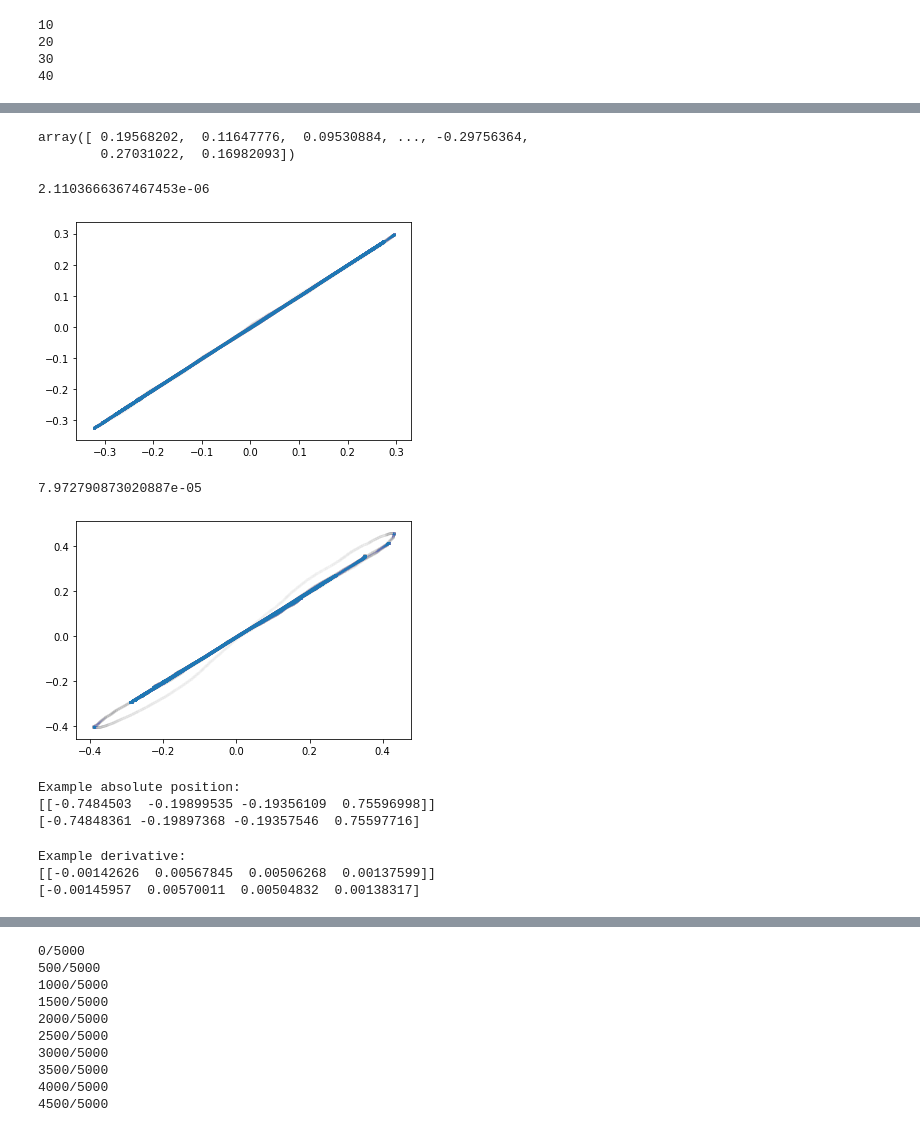
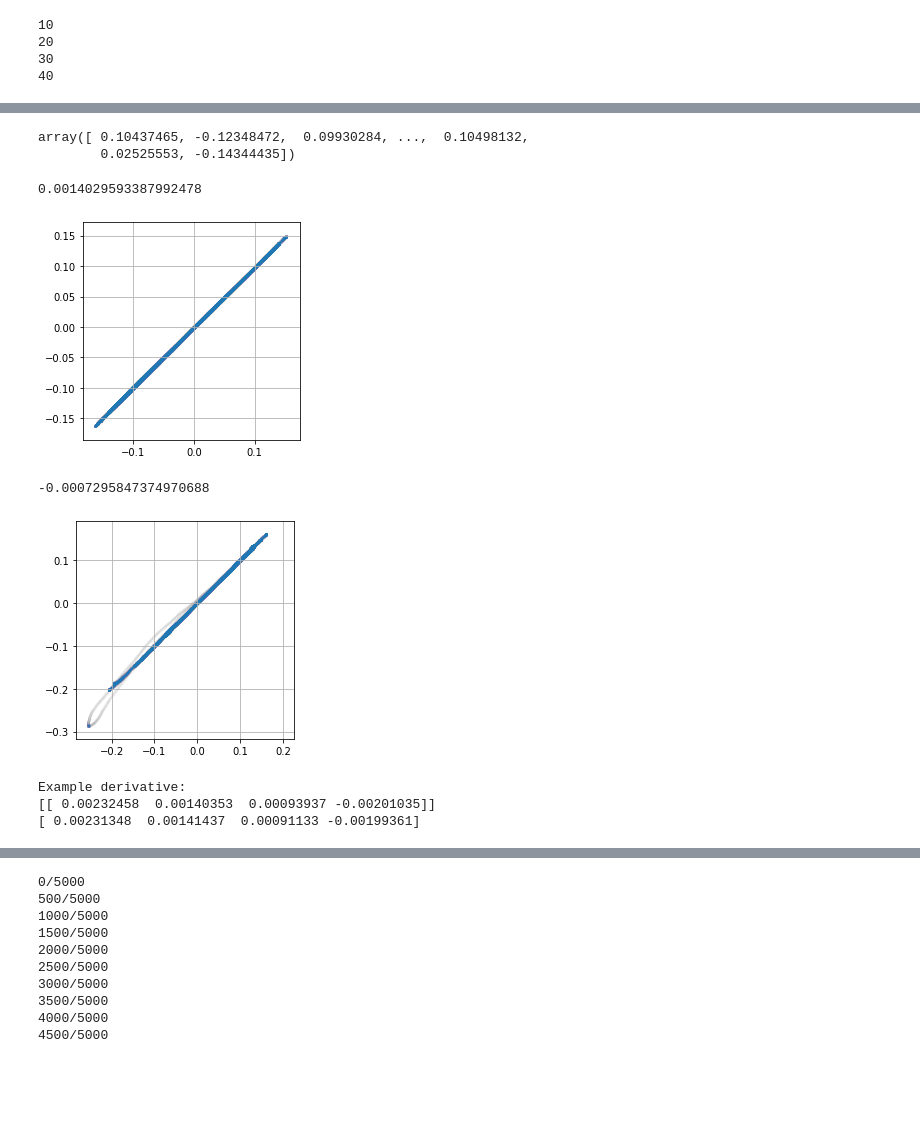
Before and after one commit to Pablo-Lemos/orbits, a Jupyter notebook: simple_orbits_prediction.ipynb, the cells around one changed output, grey strips where cells are left out. Cells and saved outputs as stored; diff of their text form; code cells hidden in the pictures; blank space fills up the shorter version.

```diff
--- a/simple_orbits_prediction.ipynb
+++ b/simple_orbits_prediction.ipynb
@@ -172,4 +194,4 @@ input_training.shape
 # %%
-model_instance = simple_leaky(input_training.shape[1], input_validation.shape[1], learning_rate=1e-3)
+model_instance = simple_leaky(input_training.shape[1], target_training.shape[1], learning_rate=1e-3)
 predictor = model_instance.model()
 # %% [output]
@@ -191,10 +213,10 @@ Non-trainable params: 0
 _________________________________________________________________
 WARNING:tensorflow:From /usr/local/lib/python3.6/dist-packages/keras/optimizers.py:793: The name tf.train.Optimizer is deprecated. Please use tf.compat.v1.train.Optimizer instead.
 # %%
-history = predictor.fit(input_training[:], (target_training[:]-input_training[:])*50.,
-                         epochs =15,batch_size = 100, shuffle=True,
+history = predictor.fit(input_training[:], (target_training[:]-input_training[:,4:])*50.,
+                         epochs =10,batch_size = 100, shuffle=True,
                          validation_data = (input_validation,
-                                            50.*(target_validation-input_validation)))
+                                            50.*(target_validation-input_validation[:,4:])))
 # %% [output]
 WARNING:tensorflow:From /usr/local/lib/python3.6/dist-packages/keras/backend/tensorflow_backend.py:1033: The name tf.assign_add is deprecated. Please use tf.compat.v1.assign_add instead.
 
@@ -233,44 +255,40 @@ array([ 0.1950994 ,  0.11663745,  0.09539253, ..., -0.2963104 ,
 # %%
-50.*(target_validation[:,0]-input_validation[:,0])
+50.*(target_validation-input_validation[:,4:])[:,0]
 # %% [output]
-array([ 0.19568202,  0.11647776,  0.09530884, ..., -0.29756364,
-        0.27031022,  0.16982093])
+array([ 0.10437465, -0.12348472,  0.09930284, ...,  0.10498132,
+        0.02525553, -0.14344435])
 # %%
 _ = plt.scatter(predictor.predict(np.atleast_2d(input_validation))[:,0],
-                50.*(target_validation[:,0]-input_validation[:,0]),
+                50.*(target_validation-input_validation[:,4:])[:,0],
                 alpha = 3e-3, marker='.')
+_ = plt.axis('equal')
+_ = plt.axis('square'), plt.grid(True)
 
-print(np.mean((predictor.predict(np.atleast_2d(input_validation))[:,0]-
-               50.*(target_validation[:,0]-input_validation[:,0]))**2.))
+print(np.median(predictor.predict(np.atleast_2d(input_validation))[:,0]-
+                50.*(target_validation-input_validation[:,4:])[:,0]))
 # %% [output]
-2.1103666367467453e-06
+0.0014029593387992478
-[figure, old version]
+[figure, new version]
 # %%
-_ = plt.scatter(predictor.predict(np.atleast_2d(input_validation))[:,3],
-                50.*(target_validation[:,3]-input_validation[:,3]),
+_ = plt.scatter(predictor.predict(np.atleast_2d(input_validation))[:,2],
+                50.*(target_validation-input_validation[:,4:])[:,2],
                 alpha = 3e-3, marker='.')
+_ = plt.axis('equal')
+_ = plt.axis('square'), plt.grid(True)
 
-print(np.mean((predictor.predict(np.atleast_2d(input_validation))[:,3]-
-               50.*(target_validation[:,3]-input_validation[:,3]))**2.))
+print(np.median(predictor.predict(np.atleast_2d(input_validation))[:,2]-
+                50.*(target_validation-input_validation[:,4:])[:,2]))
 # %% [output]
-7.972790873020887e-05
+-0.0007295847374970688
-[figure, old version]
+[figure, new version]
 # %%
-print('Example absolute position:')
-print((predictor.predict(np.atleast_2d(input_validation[4700])))/50.+ input_validation[4700])
-print(target_validation[4700])
+print('Example derivative:')
+print(predictor.predict(np.atleast_2d(input_validation[4700]))/50.)
+print(target_validation[4700] -  input_validation[4700,4:])
 # %% [output]
-Example absolute position:
-[[-0.7484503  -0.19899535 -0.19356109  0.75596998]]
-[-0.74848361 -0.19897368 -0.19357546  0.75597716]
+Example derivative:
+[[ 0.00232458  0.00140353  0.00093937 -0.00201035]]
+[ 0.00231348  0.00141437  0.00091133 -0.00199361]
-# %%
-print('Example derivative:')
-print(predictor.predict(np.atleast_2d(input_validation[4700]))/50.)
-print(target_validation[4700] -  input_validation[4700])
-# %% [output]
-Example derivative:
-[[-0.00142626  0.00567845  0.00506268  0.00137599]]
-[-0.00145957  0.00570011  0.00504832  0.00138317]
 # %%
 orbit_example = np.load(BytesIO(file_io.read_file_to_string('gs://orbits_ml/initial_data/planet_49.npy',
                                                                  binary_mode=True)))
```
Also changed, not shown: parts of 21 cells of this notebook.
